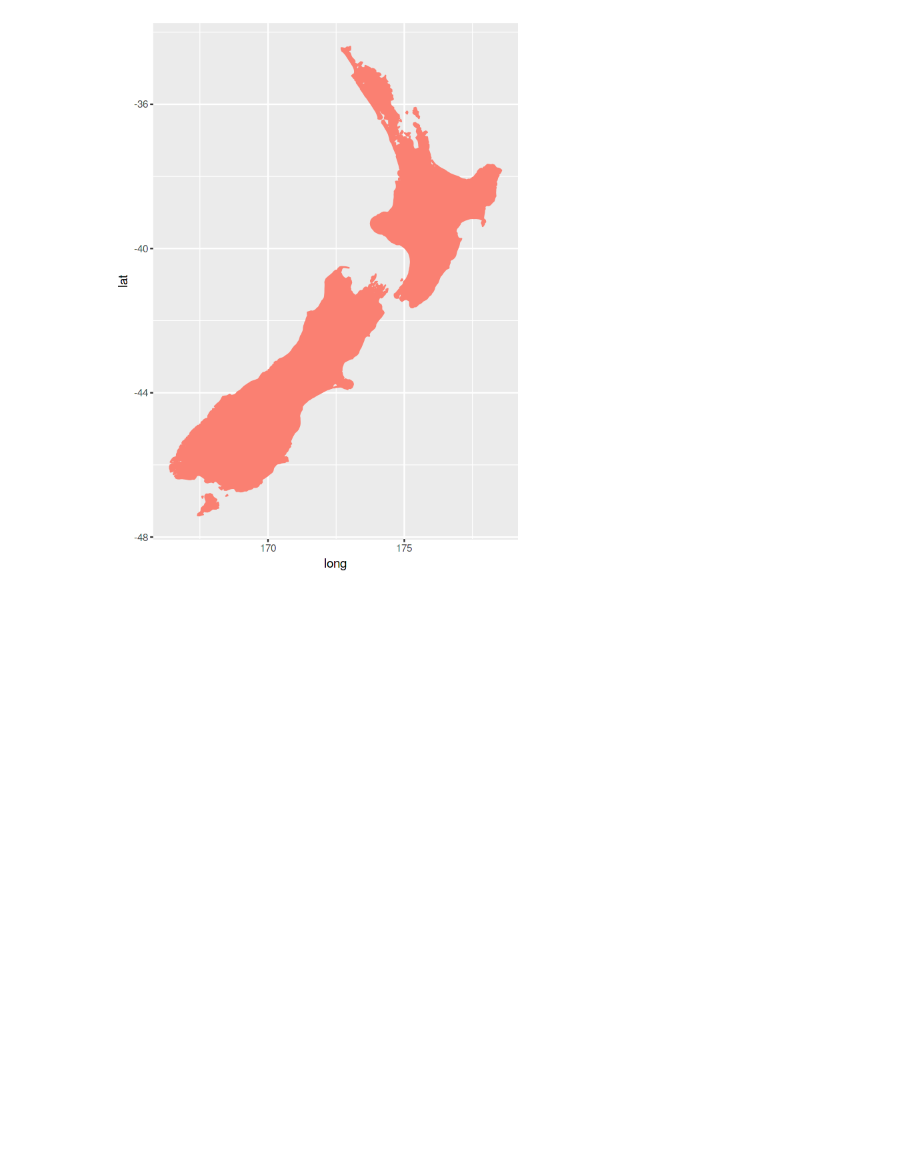
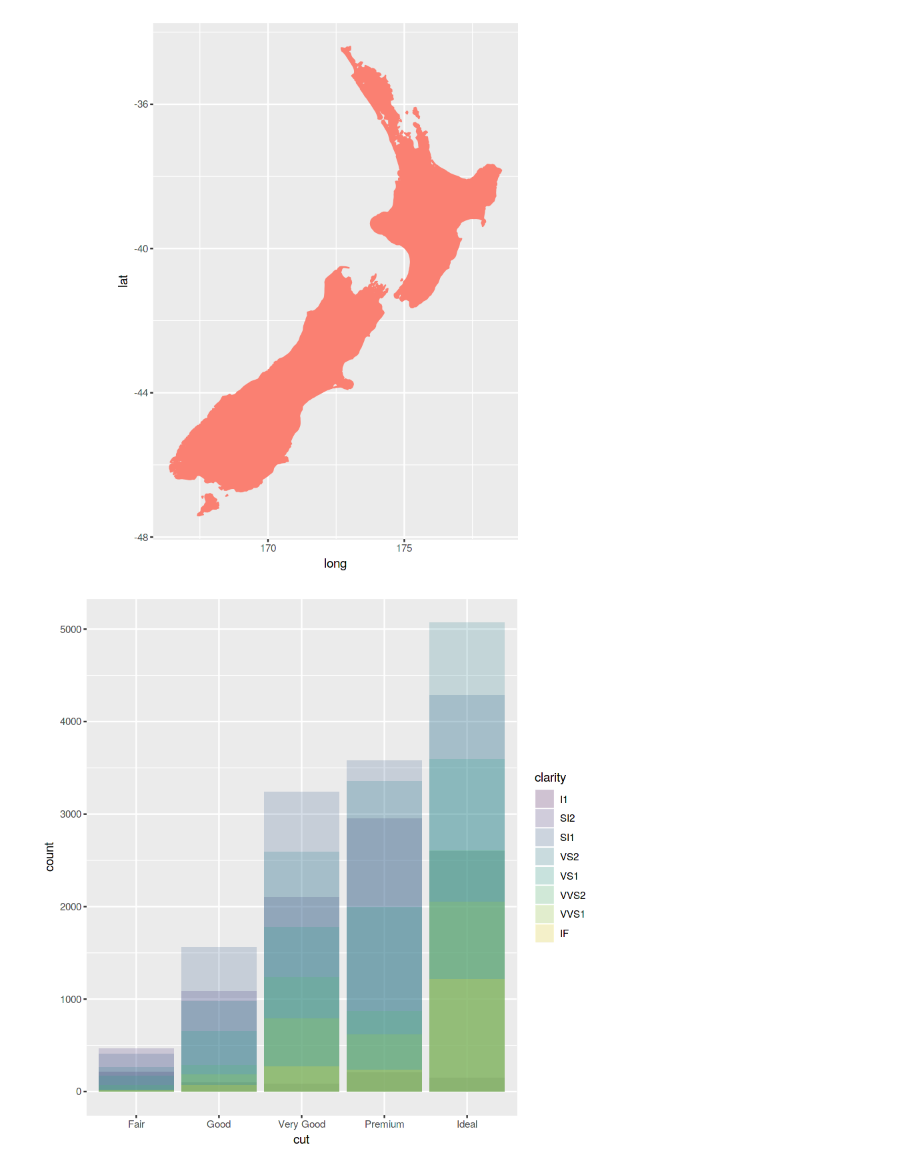
Before and after one commit to foreverloop/oneoff-example-code, a Jupyter notebook: R-basic-syntax.ipynb, the cells around one changed output. Saved outputs shown, nothing was run; the diff lists cells and outputs as text; code cells hidden in the pictures; blank space fills up the shorter version.

Commit message:
finished graphs section

```diff
--- a/R-basic-syntax.ipynb
+++ b/R-basic-syntax.ipynb
@@ -119,3 +129,10 @@ geom_polygon(fill='salmon',color='salmon') +
 coord_quickmap()
 # %% [output]
 [figure]
+# %%
+#passing the mapping straight in to gg plot
+#we then specify geometric bar and alpha is used to alter the transparency
+ggplot(data = diamonds, mapping = aes(x = cut, fill = clarity)) +
+geom_bar(alpha = 1/5, position = 'identity')
+# %% [output]
+[figure, added]
```
Also changed, not shown: parts of 15 cells of this notebook.
